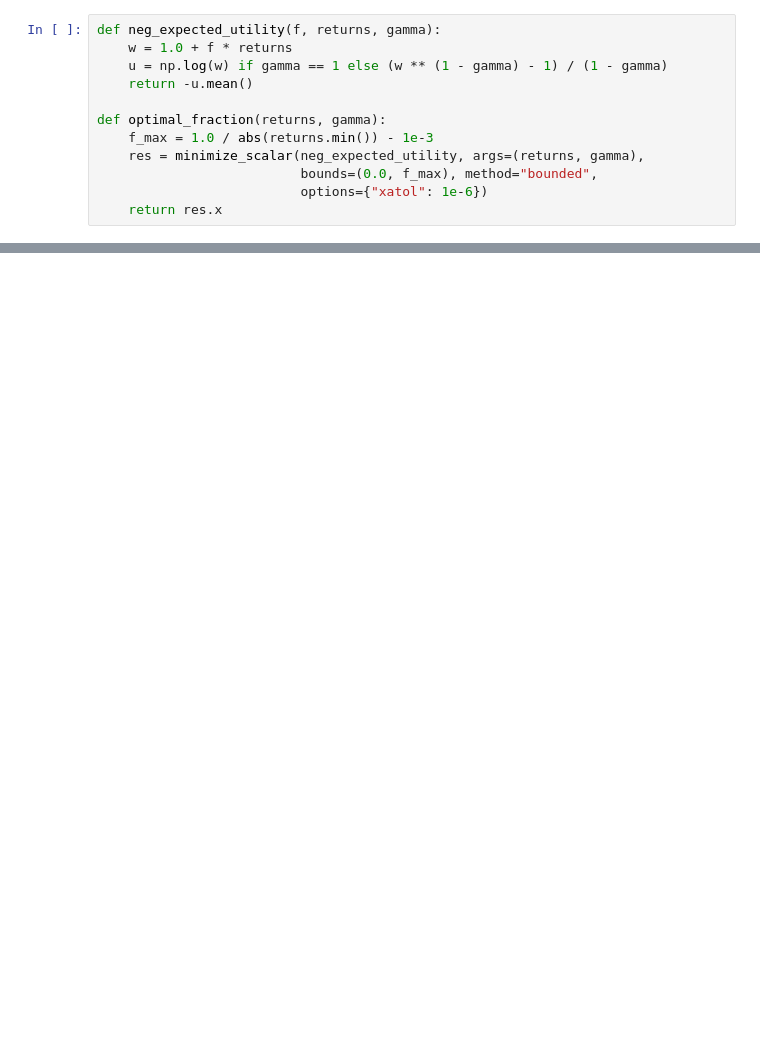
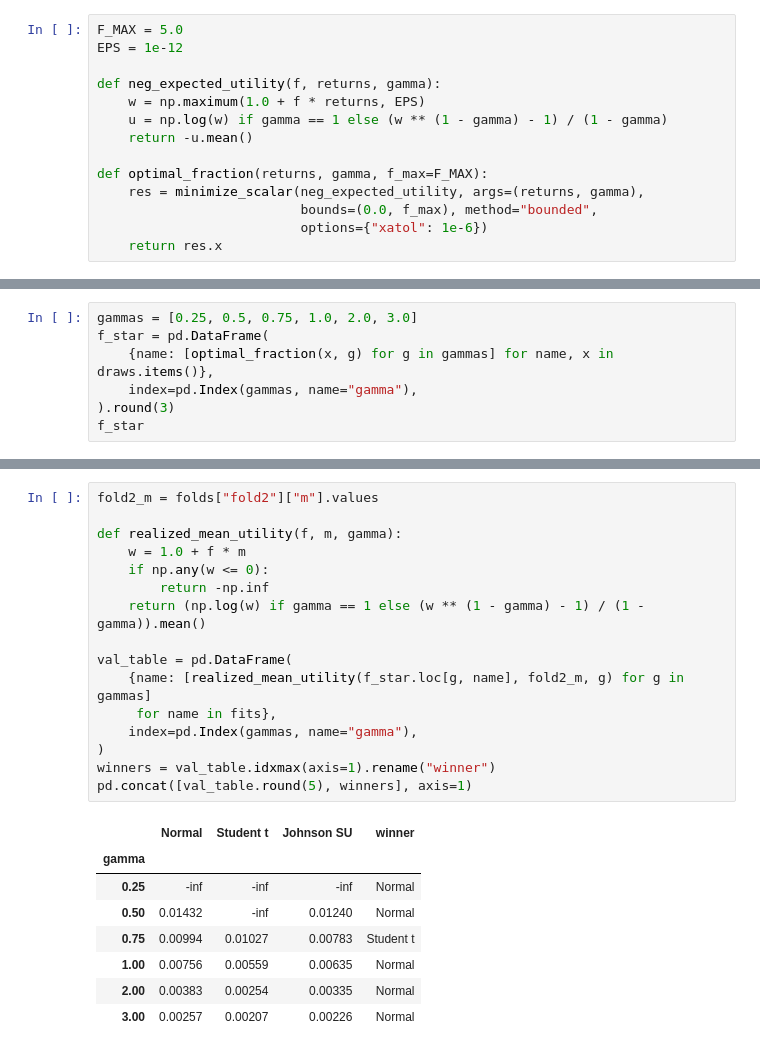
Before and after one commit to jackcghu/544_Notebooks, a Jupyter notebook: 06_Portfolio_optimization_and_copulas/2_simple_portfolio_optimization.ipynb, the cells around one changed output, grey strips where cells are left out. Cells and saved outputs as stored; diff of their text form; blank space fills up the shorter version.

```diff
--- a/06_Portfolio_optimization_and_copulas/2_simple_portfolio_optimization.ipynb
+++ b/06_Portfolio_optimization_and_copulas/2_simple_portfolio_optimization.ipynb
@@ -76,11 +90,13 @@ We optimize over $f \in [0,\,f_{\max}]$ with $f_{\max} = 1/|m_{\min}| - \epsilon
 # %%
+F_MAX = 5.0
+EPS = 1e-12
+
 def neg_expected_utility(f, returns, gamma):
-    w = 1.0 + f * returns
+    w = np.maximum(1.0 + f * returns, EPS)
     u = np.log(w) if gamma == 1 else (w ** (1 - gamma) - 1) / (1 - gamma)
     return -u.mean()
 
-def optimal_fraction(returns, gamma):
-    f_max = 1.0 / abs(returns.min()) - 1e-3
+def optimal_fraction(returns, gamma, f_max=F_MAX):
     res = minimize_scalar(neg_expected_utility, args=(returns, gamma),
                           bounds=(0.0, f_max), method="bounded",
                           options={"xatol": 1e-6})
@@ -117,0 +106,7 @@ Even setting tails aside, the model assumes the investor can **borrow at the ris
+# %%
+gammas = [0.25, 0.5, 0.75, 1.0, 2.0, 3.0]
+f_star = pd.DataFrame(
+    {name: [optimal_fraction(x, g) for g in gammas] for name, x in draws.items()},
+    index=pd.Index(gammas, name="gamma"),
+).round(3)
+f_star
@@ -117,0 +128,25 @@ Even setting tails aside, the model assumes the investor can **borrow at the ris
+# %%
+fold2_m = folds["fold2"]["m"].values
+
+def realized_mean_utility(f, m, gamma):
+    w = 1.0 + f * m
+    if np.any(w <= 0):
+        return -np.inf
+    return (np.log(w) if gamma == 1 else (w ** (1 - gamma) - 1) / (1 - gamma)).mean()
+
+val_table = pd.DataFrame(
+    {name: [realized_mean_utility(f_star.loc[g, name], fold2_m, g) for g in gammas]
+     for name in fits},
+    index=pd.Index(gammas, name="gamma"),
+)
+winners = val_table.idxmax(axis=1).rename("winner")
+pd.concat([val_table.round(5), winners], axis=1)
+# %% [output]
+|  | Normal | Student t | Johnson SU | winner |
+| gamma |  |  |  |  |
+| 0.25 | -inf | -inf | -inf | Normal |
+| 0.50 | 0.01432 | -inf | 0.01240 | Normal |
+| 0.75 | 0.00994 | 0.01027 | 0.00783 | Student t |
+| 1.00 | 0.00756 | 0.00559 | 0.00635 | Normal |
+| 2.00 | 0.00383 | 0.00254 | 0.00335 | Normal |
+| 3.00 | 0.00257 | 0.00207 | 0.00226 | Normal |
```
Also changed, not shown: parts of 21 cells of this notebook.
